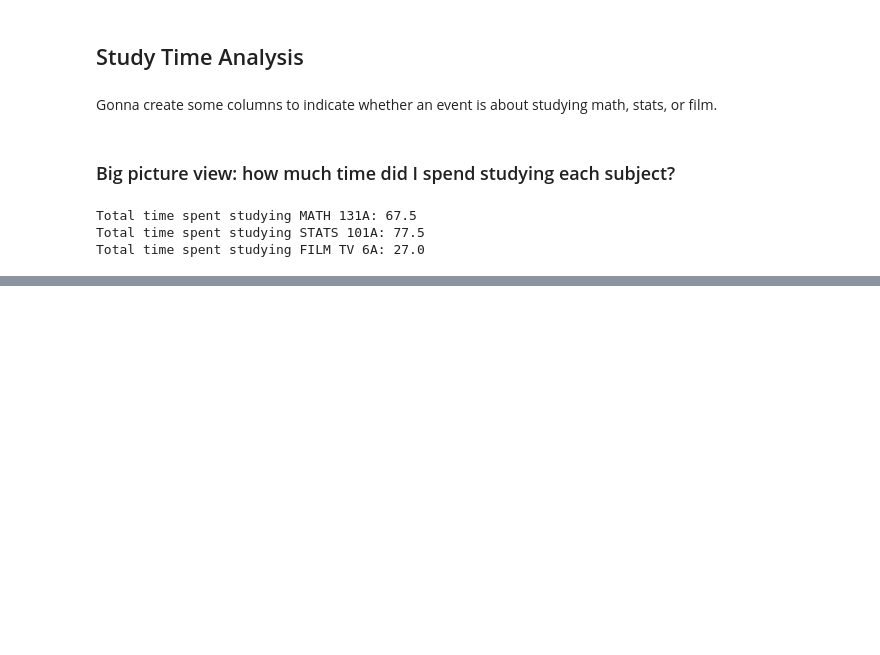
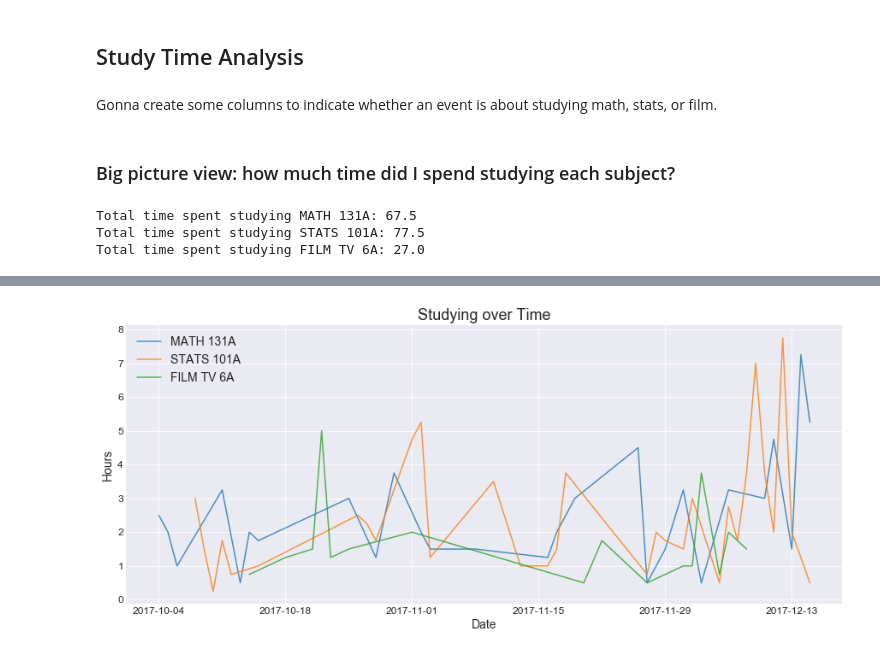
Before and after one commit to ashleyshine/ticktock, a Jupyter notebook: Tracking-Time.ipynb, the cells around one changed output, grey strips where cells are left out. Saved outputs shown, nothing was run; the diff lists cells and outputs as text; code cells hidden in the pictures; blank space fills up the shorter version.

```diff
--- a/Tracking-Time.ipynb
+++ b/Tracking-Time.ipynb
@@ -174,0 +207,14 @@ film_data = general_f17.loc[general_f17['Studying_Film']]
+# %%
+fig2, ax2 = plt.subplots(figsize=(15, 6))
+
+for ts in [math_by_day, stats_by_day, film_by_day]:
+    ax2.plot(ts, alpha=0.8)
+
+ax2.legend(['MATH 131A', 'STATS 101A', 'FILM TV 6A'])
+ax2.set_title("Studying over Time")
+ax2.set_xlabel("Date")
+ax2.set_ylabel("Hours")
+
+plt.show()
+# %% [output]
+[figure, added]
```
Also changed, not shown: parts of 6 cells of this notebook.
